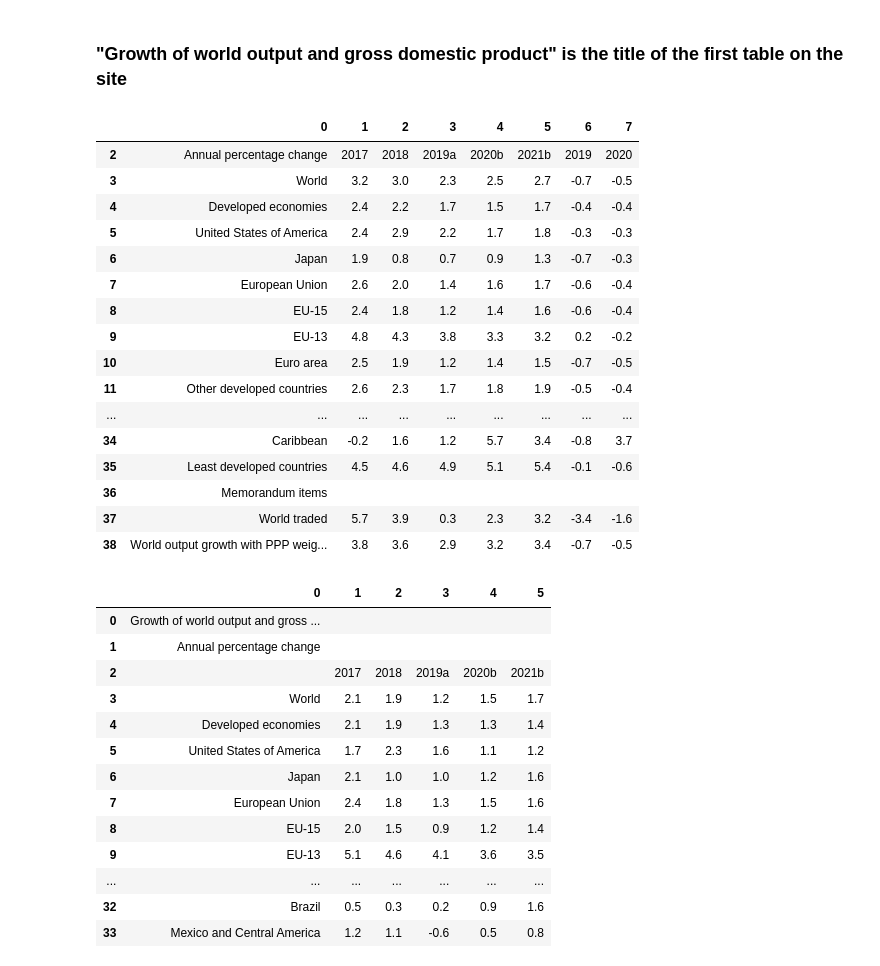
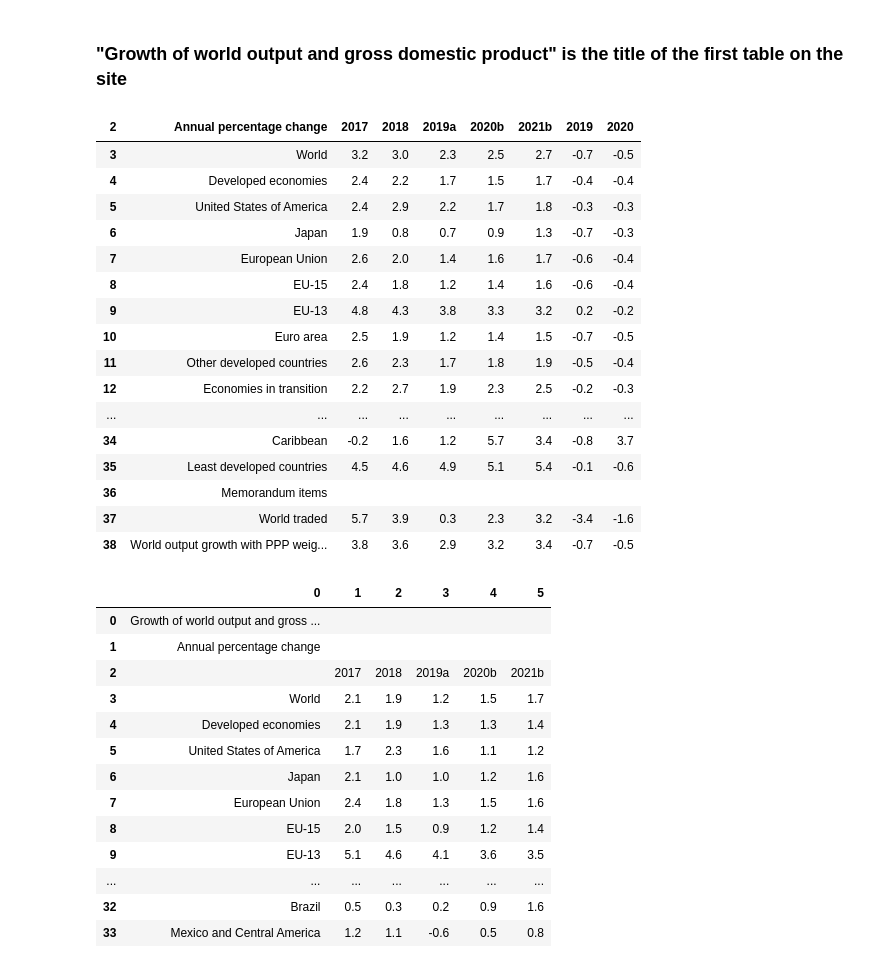
Before and after one commit to TheOther-Guy/Table_Extractor_fromPDF, a Jupyter notebook: PDF_Table_Extractor.ipynb, the cells around one changed output. Drawn from its saved outputs; the diff is of its cells as text; code cells hidden in the pictures.

Commit message:
reshaped dataframes

```diff
--- a/PDF_Table_Extractor.ipynb
+++ b/PDF_Table_Extractor.ipynb
@@ -59,25 +65,33 @@ input_pdf[0].df
 df = input_pdf[0].df.loc[2:38, :]
 # %%
 # getting a copy of the DataFrame to do operations on it, so when i need to revert back i just run the previous cell
-wesp_2019 = df.copy()
+wesp_2020 = df.copy()
-# %% [output]
-|  | 0 | 1 | 2 | 3 | 4 | 5 | 6 | 7 |
-| 2 | Annual percentage change | 2017 | 2018 | 2019a | 2020b | 2021b | 2019 | 2020 |
-| 3 | World | 3.2 | 3.0 | 2.3 | 2.5 | 2.7 | -0.7 | -0.5 |
-| 4 | Developed economies | 2.4 | 2.2 | 1.7 | 1.5 | 1.7 | -0.4 | -0.4 |
-| 5 | United States of America | 2.4 | 2.9 | 2.2 | 1.7 | 1.8 | -0.3 | -0.3 |
-| 6 | Japan | 1.9 | 0.8 | 0.7 | 0.9 | 1.3 | -0.7 | -0.3 |
-| 7 | European Union | 2.6 | 2.0 | 1.4 | 1.6 | 1.7 | -0.6 | -0.4 |
-| 8 | EU-15 | 2.4 | 1.8 | 1.2 | 1.4 | 1.6 | -0.6 | -0.4 |
-| 9 | EU-13 | 4.8 | 4.3 | 3.8 | 3.3 | 3.2 | 0.2 | -0.2 |
-| 10 | Euro area | 2.5 | 1.9 | 1.2 | 1.4 | 1.5 | -0.7 | -0.5 |
-| 11 | Other developed countries | 2.6 | 2.3 | 1.7 | 1.8 | 1.9 | -0.5 | -0.4 |
-| ... | ... | ... | ... | ... | ... | ... | ... | ... |
-| 34 | Caribbean | -0.2 | 1.6 | 1.2 | 5.7 | 3.4 | -0.8 | 3.7 |
-| 35 | Least developed countries | 4.5 | 4.6 | 4.9 | 5.1 | 5.4 | -0.1 | -0.6 |
-| 36 | Memorandum items |  |  |  |  |  |  |  |
-| 37 | World traded | 5.7 | 3.9 | 0.3 | 2.3 | 3.2 | -3.4 | -1.6 |
-| 38 | World output growth with PPP weig... | 3.8 | 3.6 | 2.9 | 3.2 | 3.4 | -0.7 | -0.5 |
+# %%
+# making the first row is the columns names
+wesp_2020.columns = wesp_2020.iloc[0]
+#reseting the index of the dataframe
+wesp_2020.reset_index(drop=True)
+# dropping the first row as it is now columns and has no meanning in the dataframe
+wesp_2020 = wesp_2020.iloc[1:,:]
+wesp_2020
+# %% [output]
+| 2 | Annual percentage change | 2017 | 2018 | 2019a | 2020b | 2021b | 2019 | 2020 |
+| 3 | World | 3.2 | 3.0 | 2.3 | 2.5 | 2.7 | -0.7 | -0.5 |
+| 4 | Developed economies | 2.4 | 2.2 | 1.7 | 1.5 | 1.7 | -0.4 | -0.4 |
+| 5 | United States of America | 2.4 | 2.9 | 2.2 | 1.7 | 1.8 | -0.3 | -0.3 |
+| 6 | Japan | 1.9 | 0.8 | 0.7 | 0.9 | 1.3 | -0.7 | -0.3 |
+| 7 | European Union | 2.6 | 2.0 | 1.4 | 1.6 | 1.7 | -0.6 | -0.4 |
+| 8 | EU-15 | 2.4 | 1.8 | 1.2 | 1.4 | 1.6 | -0.6 | -0.4 |
+| 9 | EU-13 | 4.8 | 4.3 | 3.8 | 3.3 | 3.2 | 0.2 | -0.2 |
+| 10 | Euro area | 2.5 | 1.9 | 1.2 | 1.4 | 1.5 | -0.7 | -0.5 |
+| 11 | Other developed countries | 2.6 | 2.3 | 1.7 | 1.8 | 1.9 | -0.5 | -0.4 |
+| 12 | Economies in transition | 2.2 | 2.7 | 1.9 | 2.3 | 2.5 | -0.2 | -0.3 |
+| ... | ... | ... | ... | ... | ... | ... | ... | ... |
+| 34 | Caribbean | -0.2 | 1.6 | 1.2 | 5.7 | 3.4 | -0.8 | 3.7 |
+| 35 | Least developed countries | 4.5 | 4.6 | 4.9 | 5.1 | 5.4 | -0.1 | -0.6 |
+| 36 | Memorandum items |  |  |  |  |  |  |  |
+| 37 | World traded | 5.7 | 3.9 | 0.3 | 2.3 | 3.2 | -3.4 | -1.6 |
+| 38 | World output growth with PPP weig... | 3.8 | 3.6 | 2.9 | 3.2 | 3.4 | -0.7 | -0.5 |
 # %%
 # getting the second dataframe from the second table
 input_pdf[1].df
```
Also changed, not shown: parts of 4 cells of this notebook, 1 other file.
